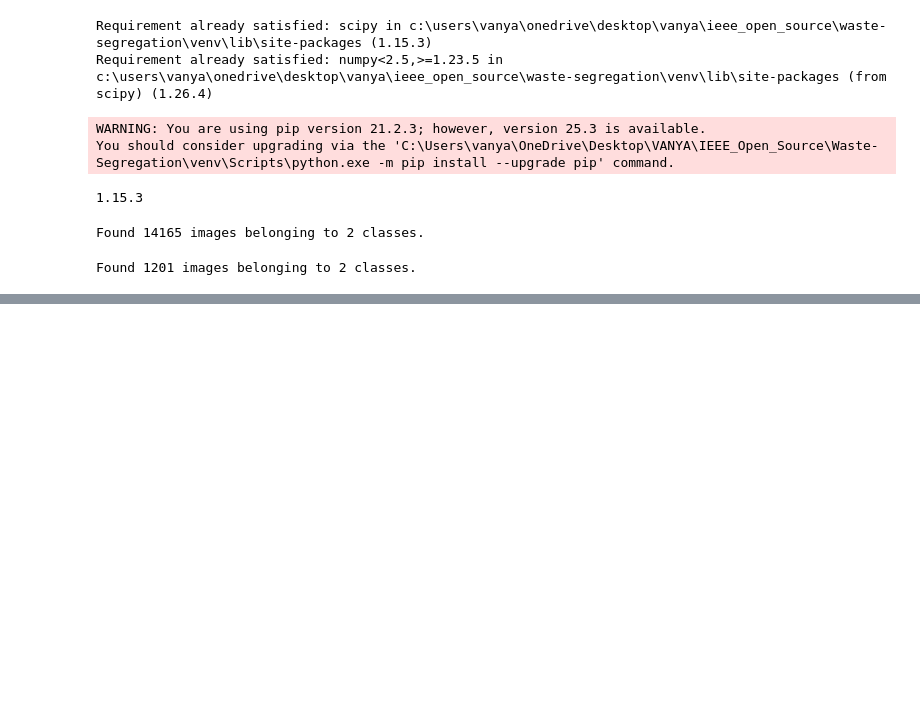
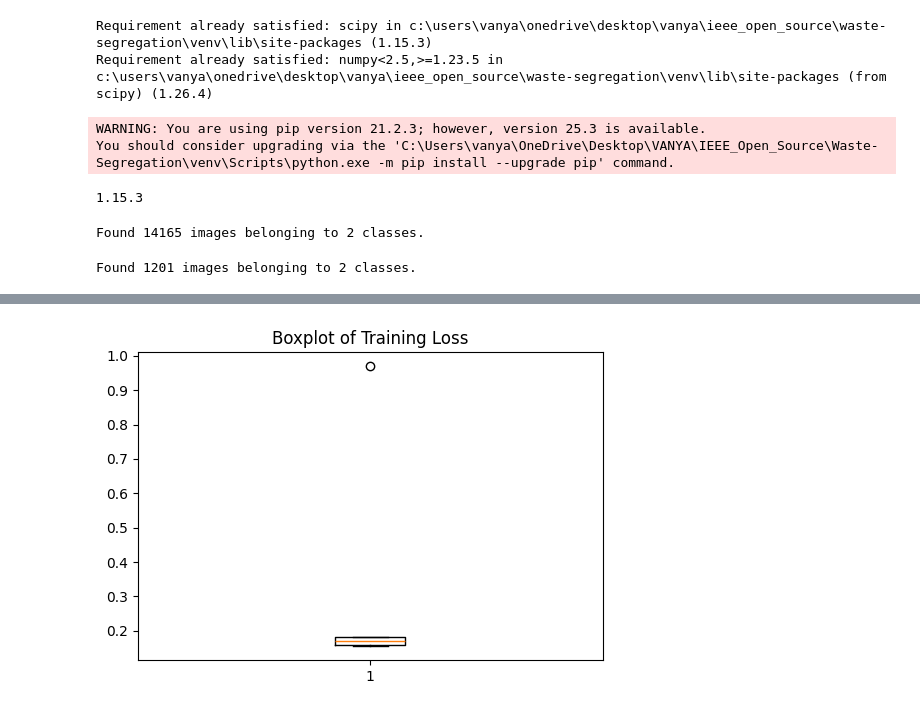
Before and after one commit to Tanyajain2006/Waste-Segregation, a Jupyter notebook: Waste Segregation.ipynb, the cells around one changed output, grey strips where cells are left out. Saved outputs shown, nothing was run; the diff lists cells and outputs as text; code cells hidden in the pictures; blank space fills up the shorter version.

```diff
--- a/Waste Segregation.ipynb
+++ b/Waste Segregation.ipynb
@@ -104,0 +179,8 @@ Test accuracy: 0.8707770109176636
+# %%
+plt.figure(figsize=(6,4))
+plt.boxplot(history.history['loss'])
+plt.title("Boxplot of Training Loss")
+plt.savefig(f"{log_dir}/loss_boxplot.png")
+plt.show()
+# %% [output]
+[figure, added]
```
Also changed, not shown: parts of 23 cells of this notebook, 7 other files.
